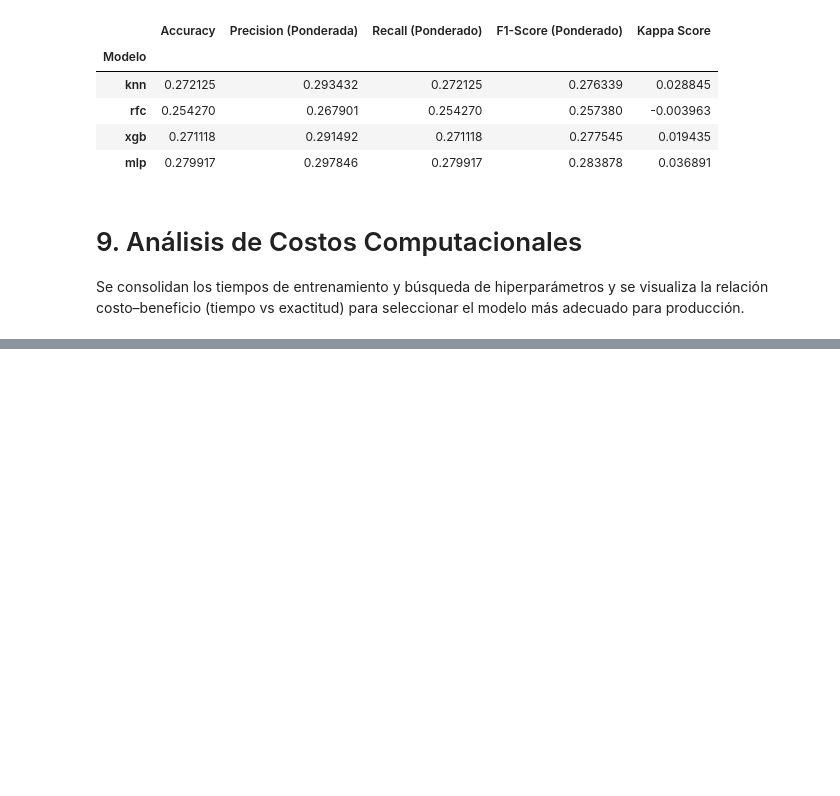
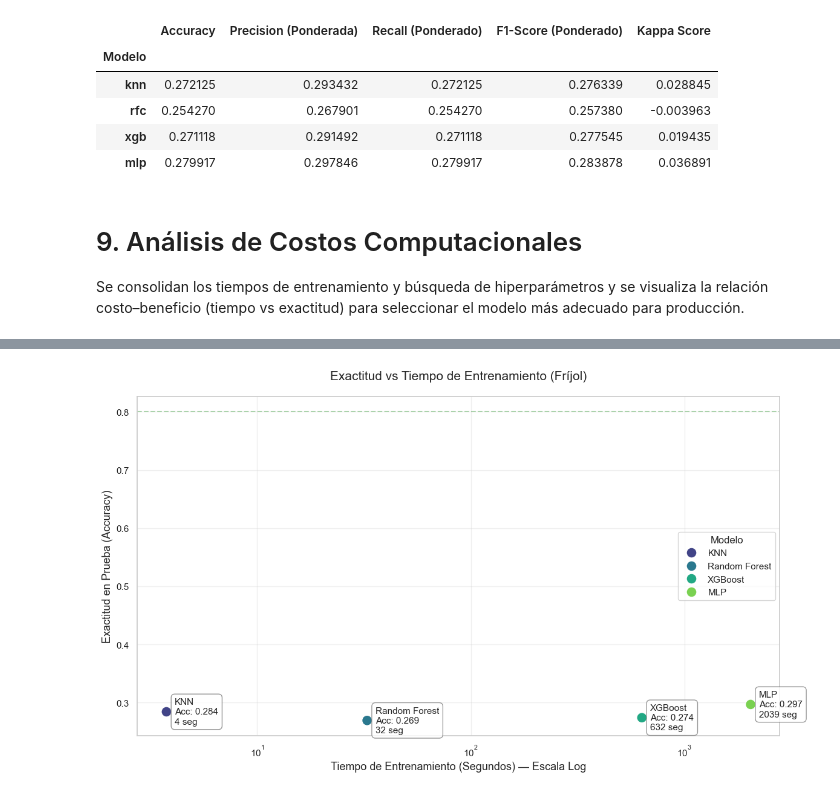
Before and after one commit to SeleneSV/disease-detection-multispectral-images, a Jupyter notebook: train_ml_frijol_v2.ipynb, the cells around one changed output, grey strips where cells are left out. Cells and saved outputs as stored; diff of their text form; code cells hidden in the pictures; blank space fills up the shorter version.

```diff
--- a/train_ml_frijol_v2.ipynb
+++ b/train_ml_frijol_v2.ipynb
@@ -1387,12 +1387,12 @@ Se consolidan los tiempos de entrenamiento y búsqueda de hiperparámetros y se
 # Actualizar con los tiempos reales registrados durante el entrenamiento
 performance_data = {
     'Modelo': ['KNN', 'Random Forest', 'XGBoost', 'MLP'],
-    'Accuracy_Test': [0.0, 0.0, 0.0, 0.0],   # Rellenar con valores reales
-    'Kappa_Score':   [0.0, 0.0, 0.0, 0.0],   # Rellenar con valores reales
-    'Tiempo_Entrenamiento_Min': [0.0, 0.0, 0.0, 0.0],  # Rellenar con valores reales
-    'Tiempo_Texto': ['—', '—', '—', '—'],
+    'Accuracy_Test': [0.284283, 0.269405, 0.274118, 0.296832],
+    'Kappa_Score':   [0.030699, 0.027228, 0.027456, 0.040412],
+    'Tiempo_Entrenamiento_seg': [3.76, 32.69, 631.69, 2039.25],  # Rellenar con valores reales
+    'Tiempo_Texto': ['4 seg', '32 seg', '632 seg', '2039 seg'],
 }
 df_perf = pd.DataFrame(performance_data)
 display(df_perf.style
     .background_gradient(subset=['Accuracy_Test', 'Kappa_Score'], cmap='Greens')
-    .background_gradient(subset=['Tiempo_Entrenamiento_Min'], cmap='Reds'))
+    .background_gradient(subset=['Tiempo_Entrenamiento_seg'], cmap='Reds'))
@@ -1399,20 +1405,22 @@ display(df_perf.style
 # %%
 plt.figure(figsize=(12, 7))
 sns.set_style("whitegrid")
-sns.scatterplot(data=df_perf, x='Tiempo_Entrenamiento_Min', y='Accuracy_Test',
+sns.scatterplot(data=df_perf, x='Tiempo_Entrenamiento_seg', y='Accuracy_Test',
                 s=150, hue='Modelo', palette='viridis')
 plt.xscale('log')
-plt.title('Exactitud vs Tiempo de Entrenamiento (Fríjol v2)', fontsize=15, pad=20)
-plt.xlabel('Tiempo de Entrenamiento (Minutos) — Escala Log', fontsize=13)
+plt.title('Exactitud vs Tiempo de Entrenamiento (Fríjol)', fontsize=15, pad=20)
+plt.xlabel('Tiempo de Entrenamiento (Segundos) — Escala Log', fontsize=13)
 plt.ylabel('Exactitud en Prueba (Accuracy)', fontsize=13)
 plt.grid(alpha=0.3)
 for i in range(df_perf.shape[0]):
     plt.annotate(
         f"{df_perf.Modelo[i]}\nAcc: {df_perf.Accuracy_Test[i]:.3f}\n{df_perf.Tiempo_Texto[i]}",
-        (df_perf.Tiempo_Entrenamiento_Min[i], df_perf.Accuracy_Test[i]),
+        (df_perf.Tiempo_Entrenamiento_seg[i], df_perf.Accuracy_Test[i]),
         xytext=(10, 0), textcoords='offset points', va='center', fontsize=11,
         bbox=dict(boxstyle="round,pad=0.4", fc="white", ec="gray", alpha=0.8),
     )
 plt.axhline(y=0.8, color='green', linestyle='--', alpha=0.3)
 plt.tight_layout()
 plt.show()
+# %% [output]
+[figure, added]
```
Also changed, not shown: parts of 1 cell of this notebook.
